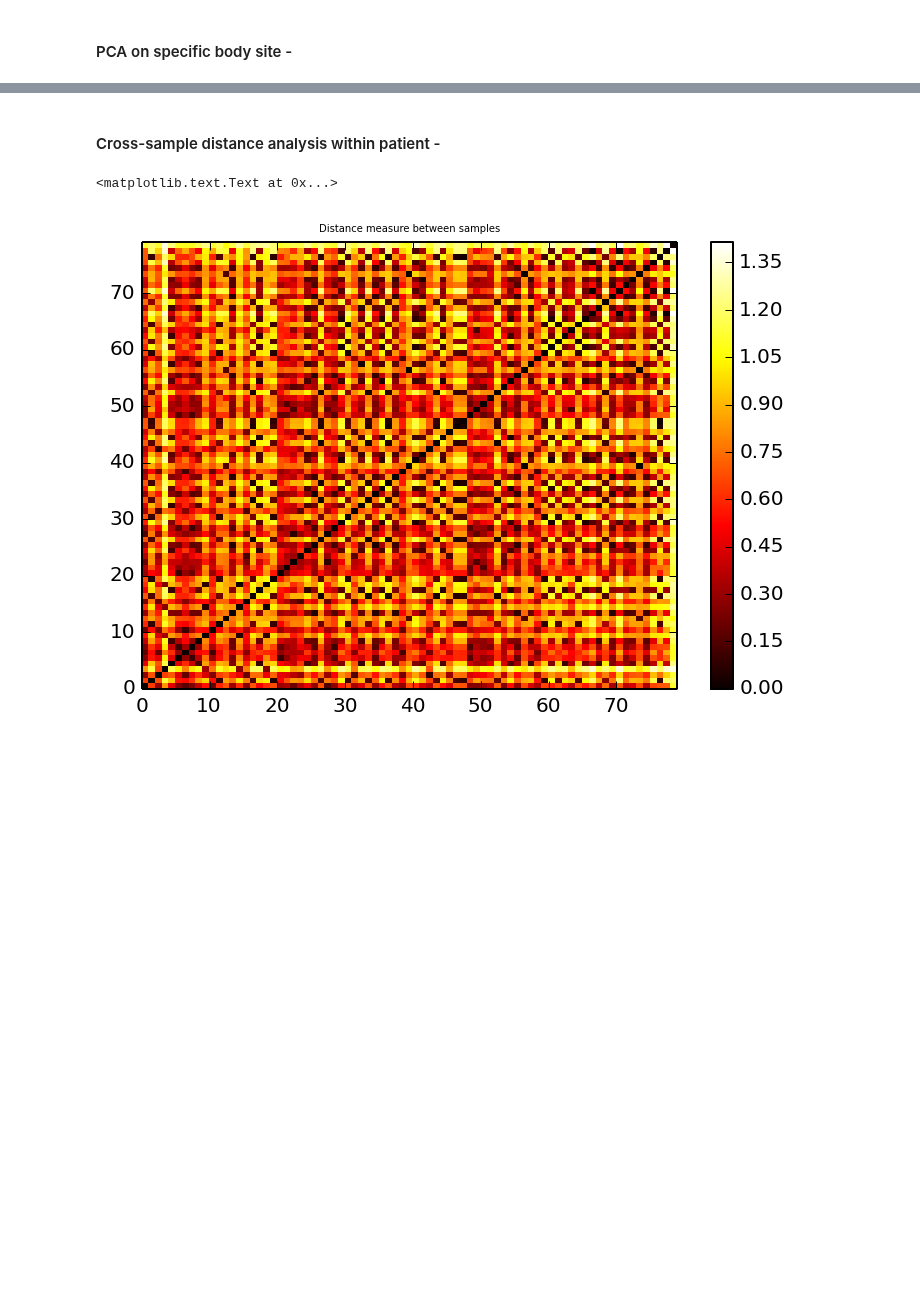
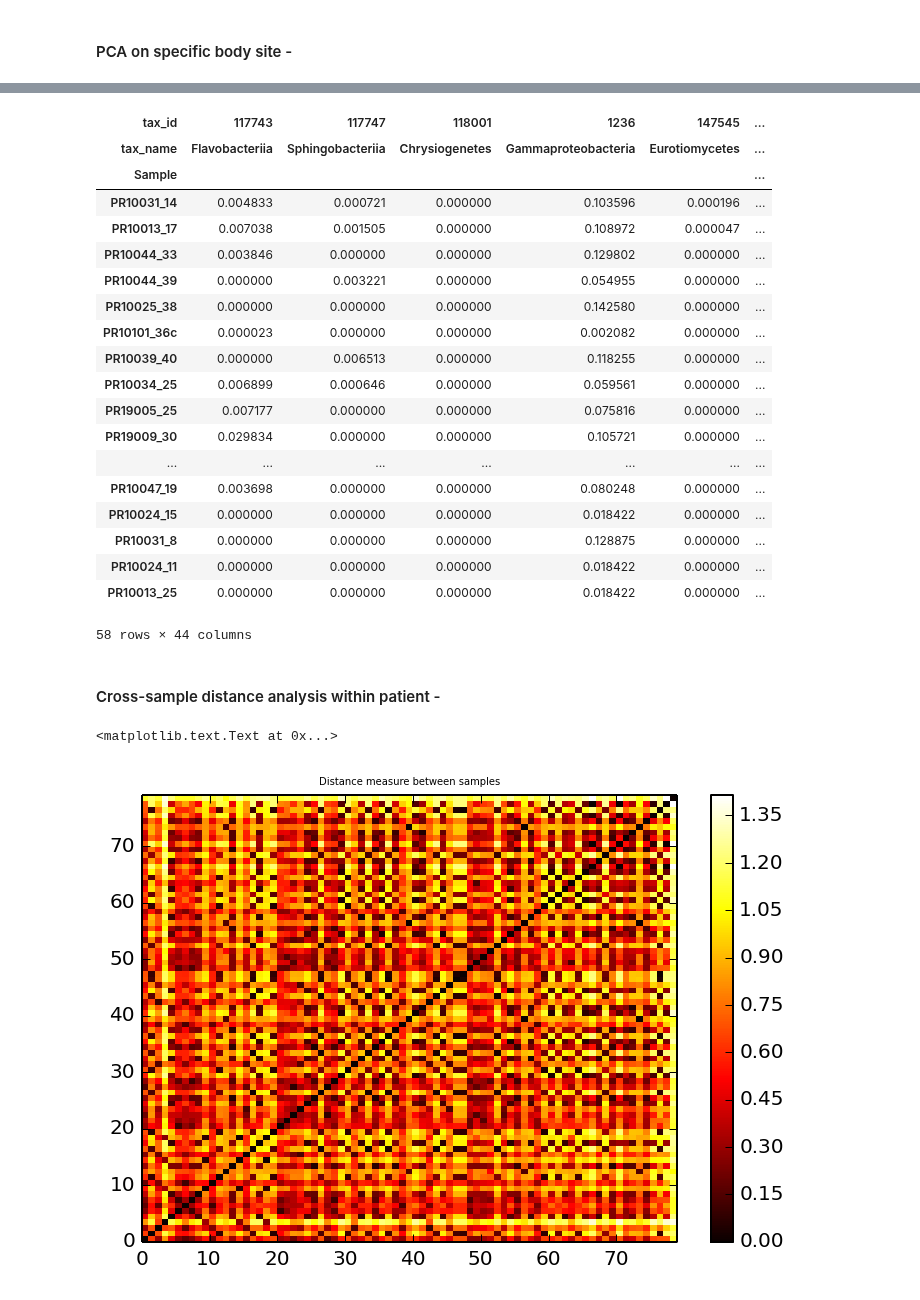
Before and after one commit to lmart999/CS229, a Jupyter notebook: CS229_Project.ipynb, the cells around one changed output, grey strips where cells are left out. Cells and saved outputs as stored; diff of their text form; code cells hidden in the pictures; blank space fills up the shorter version.

```diff
--- a/CS229_Project.ipynb
+++ b/CS229_Project.ipynb
@@ -611,3 +622,26 @@ plt.title('PCA of %s data'%bs_to_query,fontsize=5)
+# %%
+bs_data
+# %% [output]
+| tax_id | 117743 | 117747 | 118001 | 1236 | 147545 | ... |
+| tax_name | Flavobacteriia | Sphingobacteriia | Chrysiogenetes | Gammaproteobacteria | Eurotiomycetes | ... |
+| Sample |  |  |  |  |  | ... |
+| PR10031_14 | 0.004833 | 0.000721 | 0.000000 | 0.103596 | 0.000196 | ... |
+| PR10013_17 | 0.007038 | 0.001505 | 0.000000 | 0.108972 | 0.000047 | ... |
+| PR10044_33 | 0.003846 | 0.000000 | 0.000000 | 0.129802 | 0.000000 | ... |
+| PR10044_39 | 0.000000 | 0.003221 | 0.000000 | 0.054955 | 0.000000 | ... |
+| PR10025_38 | 0.000000 | 0.000000 | 0.000000 | 0.142580 | 0.000000 | ... |
+| PR10101_36c | 0.000023 | 0.000000 | 0.000000 | 0.002082 | 0.000000 | ... |
+| PR10039_40 | 0.000000 | 0.006513 | 0.000000 | 0.118255 | 0.000000 | ... |
+| PR10034_25 | 0.006899 | 0.000646 | 0.000000 | 0.059561 | 0.000000 | ... |
+| PR19005_25 | 0.007177 | 0.000000 | 0.000000 | 0.075816 | 0.000000 | ... |
+| PR19009_30 | 0.029834 | 0.000000 | 0.000000 | 0.105721 | 0.000000 | ... |
+| ... | ... | ... | ... | ... | ... | ... |
+| PR10047_19 | 0.003698 | 0.000000 | 0.000000 | 0.080248 | 0.000000 | ... |
+| PR10024_15 | 0.000000 | 0.000000 | 0.000000 | 0.018422 | 0.000000 | ... |
+| PR10031_8 | 0.000000 | 0.000000 | 0.000000 | 0.128875 | 0.000000 | ... |
+| PR10024_11 | 0.000000 | 0.000000 | 0.000000 | 0.018422 | 0.000000 | ... |
+| PR10013_25 | 0.000000 | 0.000000 | 0.000000 | 0.018422 | 0.000000 | ... |
+58 rows × 44 columns
 # %% [markdown]
 #### Cross-sample distance analysis within patient -
 # %%
```
Also changed, not shown: parts of 7 cells of this notebook.
